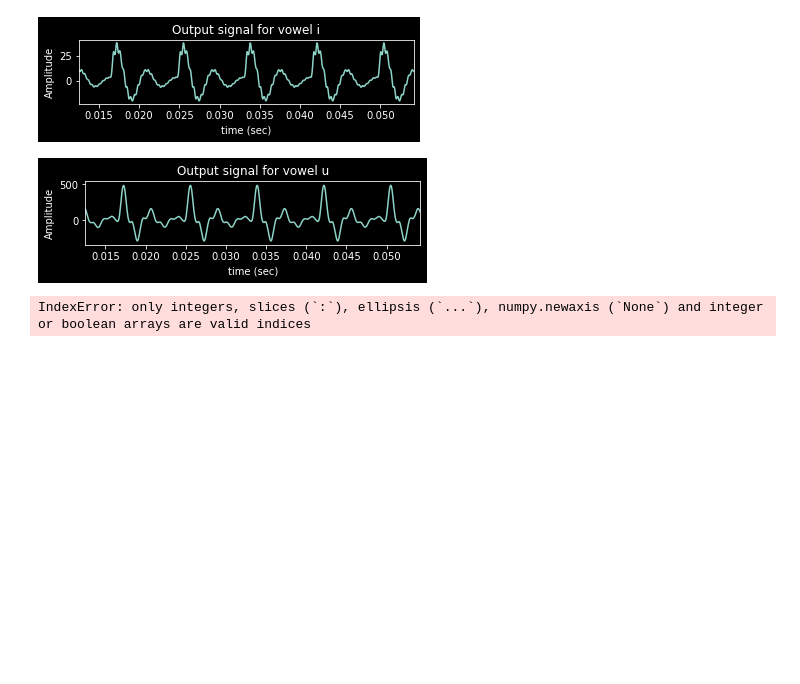
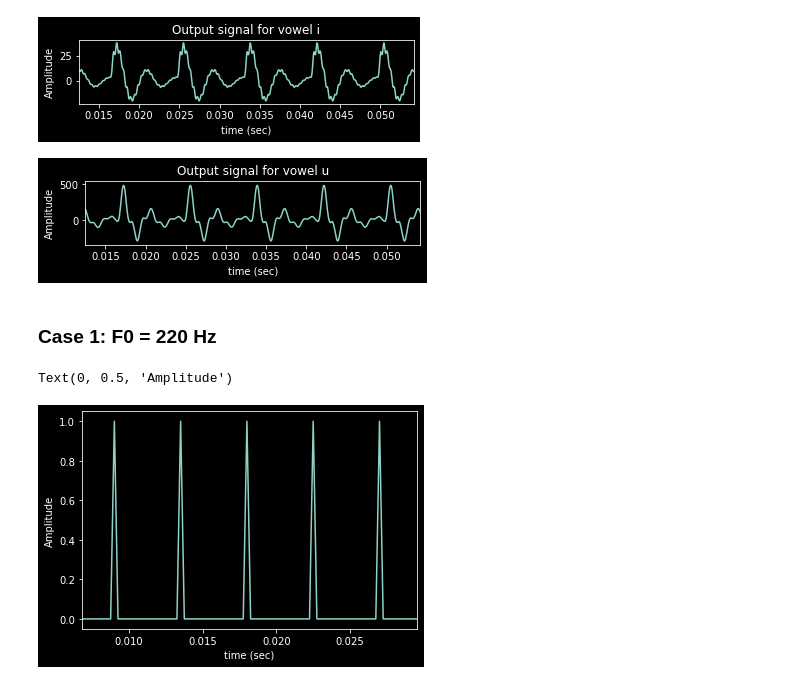
Before and after one commit to TheShiningVampire/EE679_Programming_Assignments, a Jupyter notebook: A_1.ipynb, the cells around one changed output. Drawn from its saved outputs; the diff is of its cells as text; code cells hidden in the pictures; blank space fills up the shorter version.

```diff
--- a/A_1.ipynb
+++ b/A_1.ipynb
@@ -558,6 +558,22 @@ for i in outputs:
 # Write the output sound to output.wav
 for i in outputs:
     output_sound = np.int16(outputs[i]/np.max(np.abs(outputs[i]))*32767) # Normalize and convert to int16
-    write("output_"+str(i)+".wav",Fs,output_sound)                       # Write to output.wav
+    write("output_120_"+str(i)+".wav",Fs,output_sound)                       # Write to output.wav
-# %% [output]
-IndexError: only integers, slices (`:`), ellipsis (`...`), numpy.newaxis (`None`) and integer or boolean arrays are valid indices
+# %% [markdown]
+### Case 1: F0 = 220 Hz
+# %%
+# Generate periodic excitation signal of F0 frequency
+F0 = 220
+Fs = 16000
+duration = 0.5
+T = 1/Fs
+
+tri_pulse_train_220 = triangular_pulse_train_gen(F0, duration, Fs)
+
+plt.plot(time, tri_pulse_train_220)
+plt.xlim(1.5/F0,6.5/F0)
+plt.xlabel('time (sec)')
+plt.ylabel('Amplitude')
+# %% [output]
+Text(0, 0.5, 'Amplitude')
+[figure, added]
```
Also changed, not shown: parts of 3 cells of this notebook, 3 other files.
